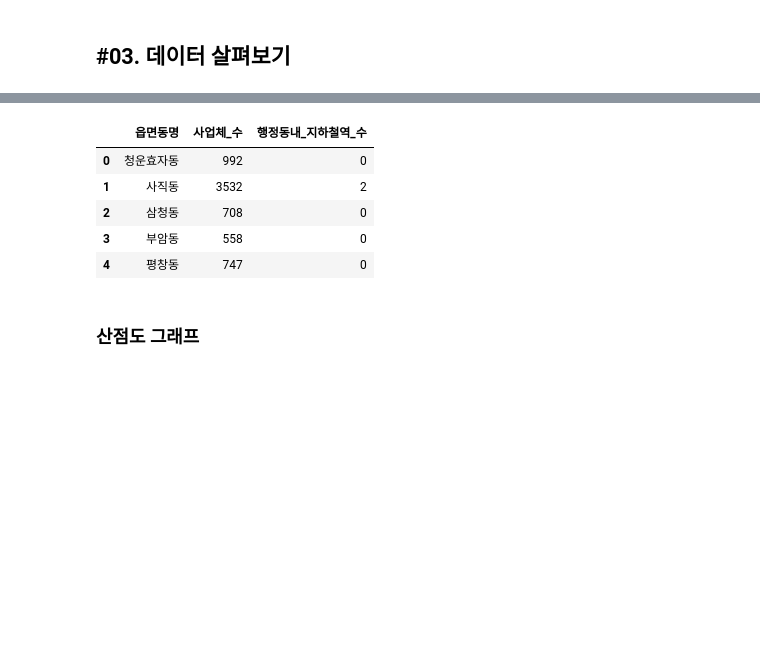
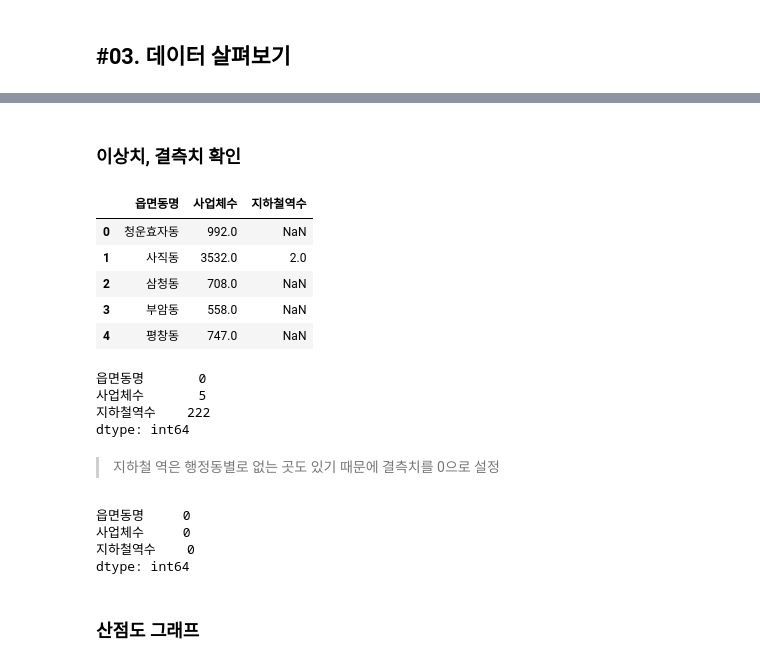
Before and after one commit to jaekim3220/finalproject, a Jupyter notebook: 중심지군집/군집1.ipynb, the cells around one changed output, grey strips where cells are left out. Saved outputs shown, nothing was run; the diff lists cells and outputs as text; code cells hidden in the pictures; blank space fills up the shorter version.

```diff
--- a/중심지군집/군집1.ipynb
+++ b/중심지군집/군집1.ipynb
@@ -46,14 +52,33 @@ Index(['시도명', '시군구코드', '시군구명', '행정동코드', '읍
       dtype='object')
+# %% [markdown]
+### 이상치, 결측치 확인
 # %%
-tmp = origin.filter(['읍면동명', '사업체_수', '행정동내_지하철역_수'])
+tmp = origin.filter(['읍면동명', '사업체수', '지하철역수'])
 tmp.head()
 # %% [output]
-|  | 읍면동명 | 사업체_수 | 행정동내_지하철역_수 |
-| 0 | 청운효자동 | 992 | 0 |
-| 1 | 사직동 | 3532 | 2 |
-| 2 | 삼청동 | 708 | 0 |
-| 3 | 부암동 | 558 | 0 |
-| 4 | 평창동 | 747 | 0 |
+|  | 읍면동명 | 사업체수 | 지하철역수 |
+| 0 | 청운효자동 | 992.0 | NaN |
+| 1 | 사직동 | 3532.0 | 2.0 |
+| 2 | 삼청동 | 708.0 | NaN |
+| 3 | 부암동 | 558.0 | NaN |
+| 4 | 평창동 | 747.0 | NaN |
+# %%
+tmp.isna().sum()
+# %% [output]
+읍면동명       0
+사업체수       5
+지하철역수    222
+dtype: int64
+# %% [markdown]
+> 지하철 역은 행정동별로 없는 곳도 있기 때문에 결측치를 0으로 설정
+# %%
+tmp = tmp.fillna(0)
+tmp.isna().sum()
+# %% [output]
+읍면동명     0
+사업체수     0
+지하철역수    0
+dtype: int64
 # %% [markdown]
 ### 산점도 그래프
 # %%
```
Also changed, not shown: parts of 11 cells of this notebook, 1 other file.
